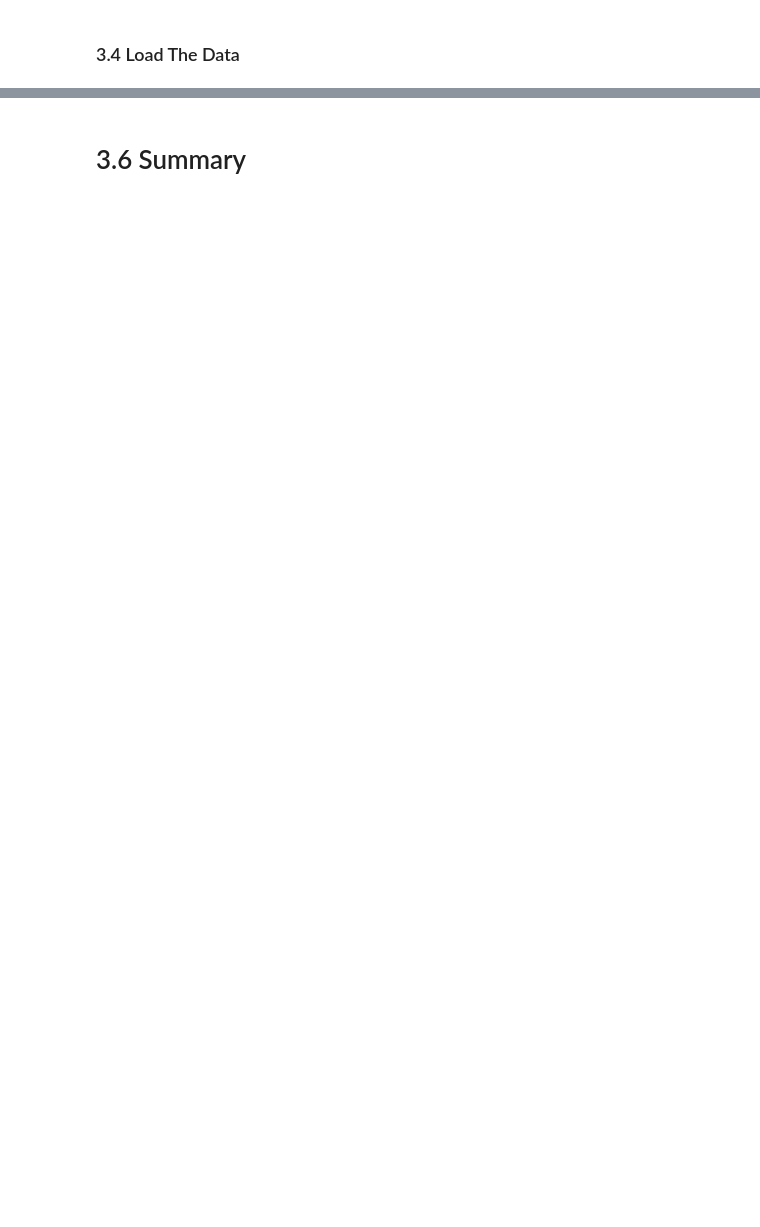
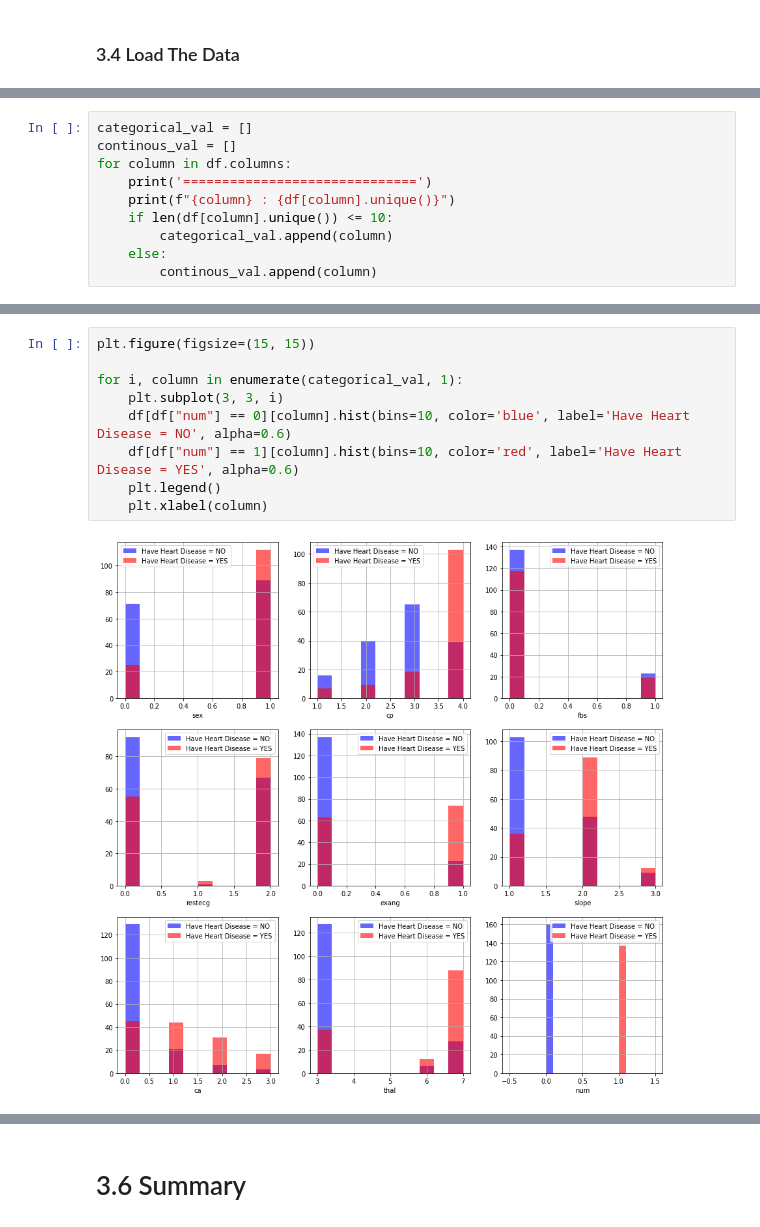
Before and after one commit to aquinojoeanson/Capstone-Project-2, a Jupyter notebook: Notebook/Capstone_Project_3_Exploratory_Data_Analysis.ipynb, the cells around one changed output, grey strips where cells are left out. Cells and saved outputs as stored; diff of their text form; blank space fills up the shorter version.

```diff
--- a/Notebook/Capstone_Project_3_Exploratory_Data_Analysis.ipynb
+++ b/Notebook/Capstone_Project_3_Exploratory_Data_Analysis.ipynb
@@ -204,0 +363,10 @@ chest_pain.plot(kind='bar', stacked=True, color=['black','orange'], grid=False)
+# %%
+categorical_val = []
+continous_val = []
+for column in df.columns:
+    print('==============================')
+    print(f"{column} : {df[column].unique()}")
+    if len(df[column].unique()) <= 10:
+        categorical_val.append(column)
+    else:
+        continous_val.append(column)
@@ -204,0 +391,11 @@ chest_pain.plot(kind='bar', stacked=True, color=['black','orange'], grid=False)
+# %%
+plt.figure(figsize=(15, 15))
+
+for i, column in enumerate(categorical_val, 1):
+    plt.subplot(3, 3, i)
+    df[df["num"] == 0][column].hist(bins=10, color='blue', label='Have Heart Disease = NO', alpha=0.6)
+    df[df["num"] == 1][column].hist(bins=10, color='red', label='Have Heart Disease = YES', alpha=0.6)
+    plt.legend()
+    plt.xlabel(column)
+# %% [output]
+[figure, added]
```
Also changed, not shown: parts of 74 cells of this notebook.
